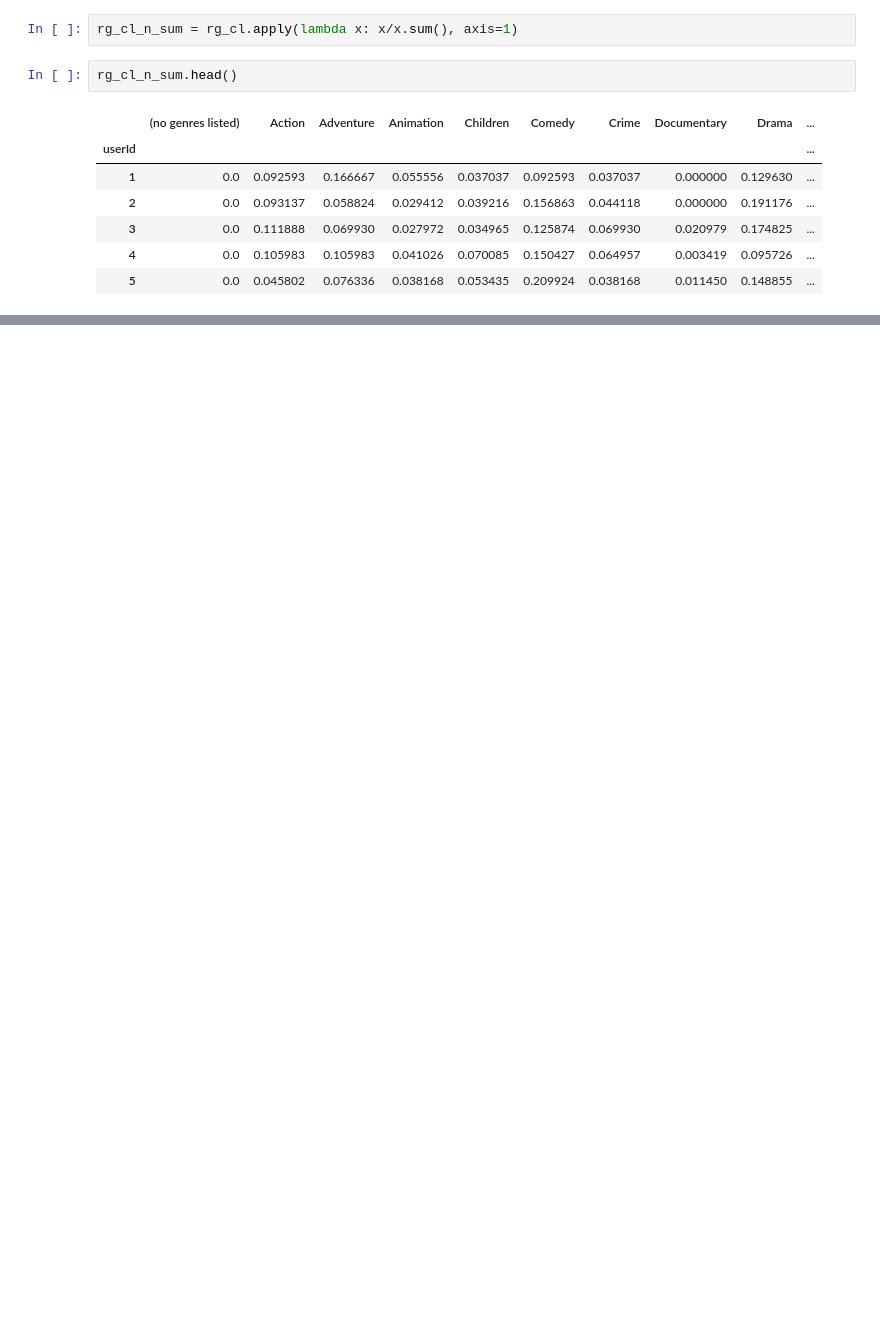
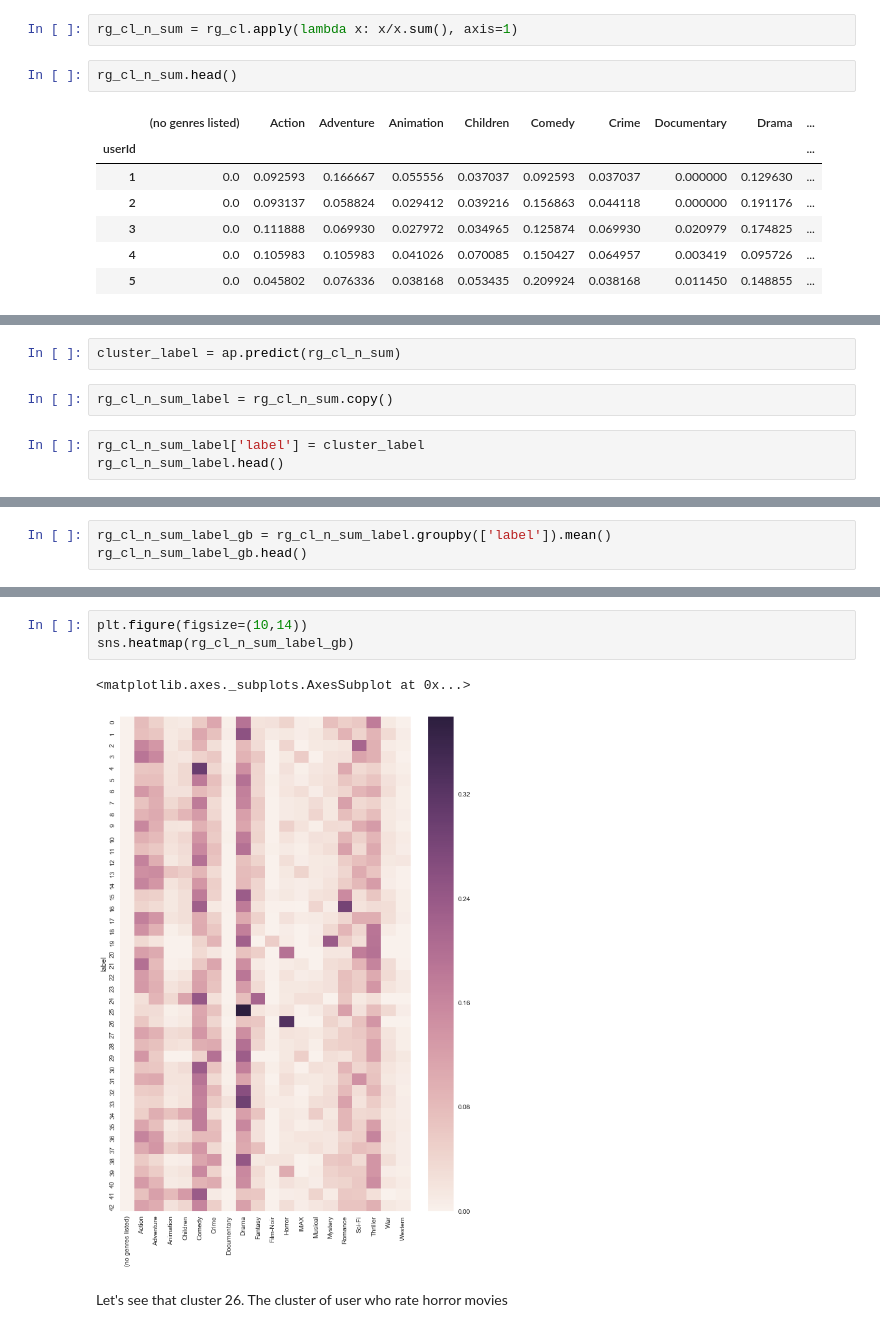
Before and after one commit to philogynic/notebooks, a Jupyter notebook: MovieLens.ipynb, the cells around one changed output, grey strips where cells are left out. Drawn from its saved outputs; the diff is of its cells as text; blank space fills up the shorter version.

Commit message:
still MovieLens

```diff
--- a/MovieLens.ipynb
+++ b/MovieLens.ipynb
@@ -795,0 +760,7 @@ But I have another Idea: __People who gives a good rating on this movie also giv
+# %%
+cluster_label = ap.predict(rg_cl_n_sum)
+# %%
+rg_cl_n_sum_label = rg_cl_n_sum.copy()
+# %%
+rg_cl_n_sum_label['label'] = cluster_label
+rg_cl_n_sum_label.head()
@@ -795,0 +778,3 @@ But I have another Idea: __People who gives a good rating on this movie also giv
+# %%
+rg_cl_n_sum_label_gb = rg_cl_n_sum_label.groupby(['label']).mean()
+rg_cl_n_sum_label_gb.head()
@@ -795,0 +789,8 @@ But I have another Idea: __People who gives a good rating on this movie also giv
+# %%
+plt.figure(figsize=(10,14))
+sns.heatmap(rg_cl_n_sum_label_gb)
+# %% [output]
+<matplotlib.axes._subplots.AxesSubplot at 0x...>
+[figure, added]
+# %% [markdown]
+Let's see that cluster 26. The cluster of user who rate horror movies
```
Also changed, not shown: parts of 71 cells of this notebook.
